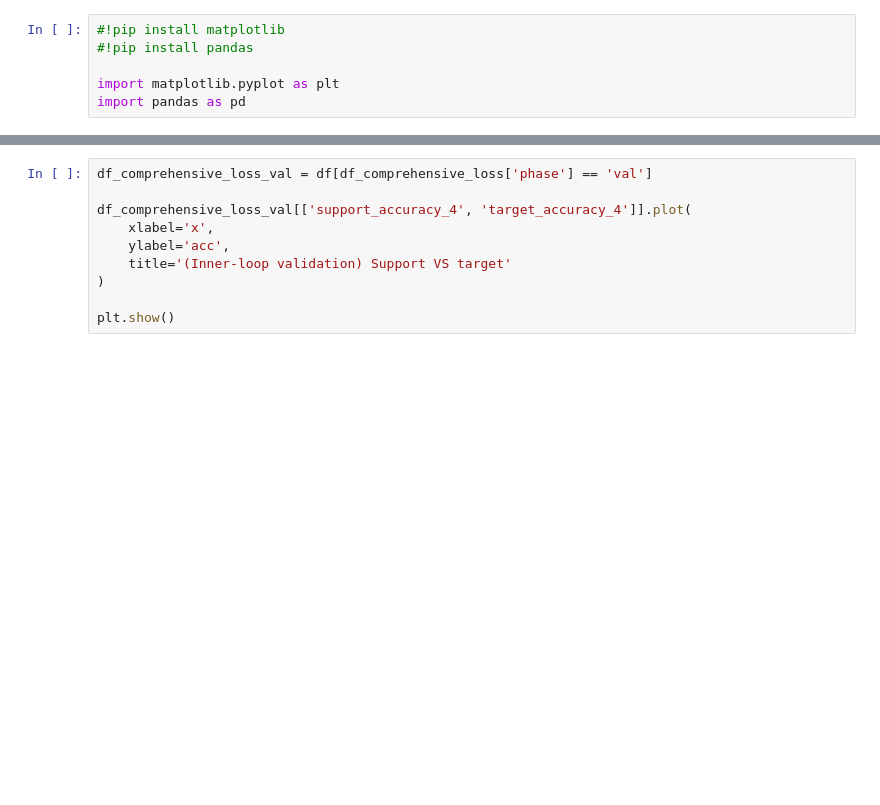
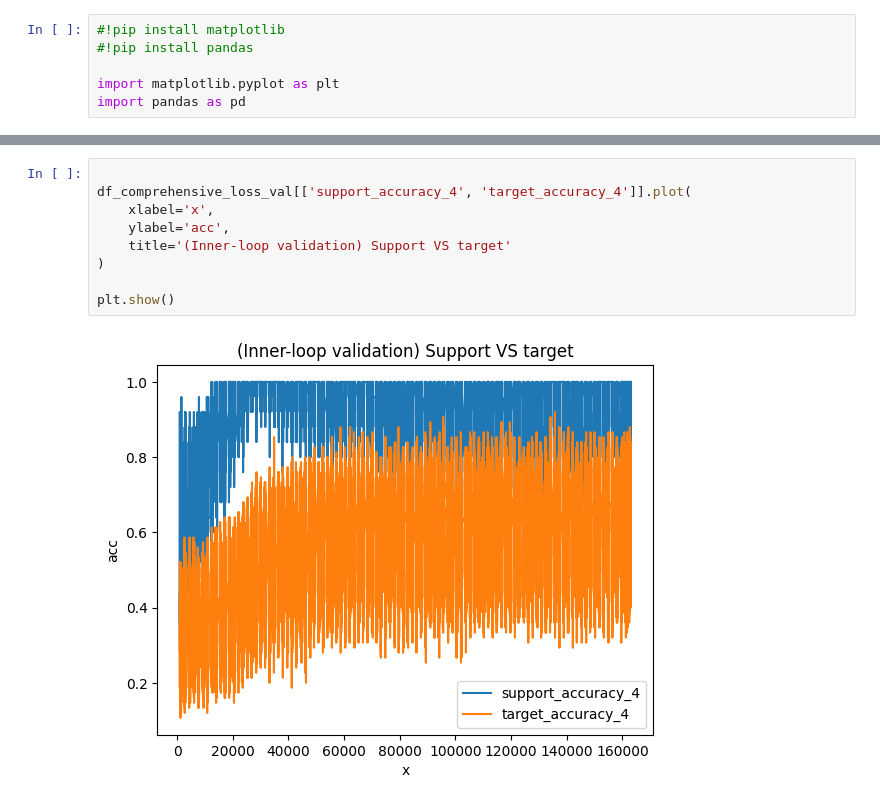
Before and after one commit to taehyeonhan-hatae/MAML, a Jupyter notebook: comprehensive_losses/Analysis.ipynb, the cells around one changed output, grey strips where cells are left out. Cells and saved outputs as stored; diff of their text form; blank space fills up the shorter version.

```diff
--- a/comprehensive_losses/Analysis.ipynb
+++ b/comprehensive_losses/Analysis.ipynb
@@ -40,13 +79,14 @@ NameError: name 'df_comprehensive_loss_val' is not defined
 # %%
-df_comprehensive_loss_val = df[df_comprehensive_loss['phase'] == 'val']
 
 df_comprehensive_loss_val[['support_accuracy_4', 'target_accuracy_4']].plot(
     xlabel='x',
     ylabel='acc',
     title='(Inner-loop validation) Support VS target'
 )
 
 plt.show()
+# %% [output]
+[figure, added]
 # %%
 df_summary_statistics = pd.read_csv('maml_summary_statistics.csv')
 
```
Also changed, not shown: parts of 8 cells of this notebook, 7 other files.
